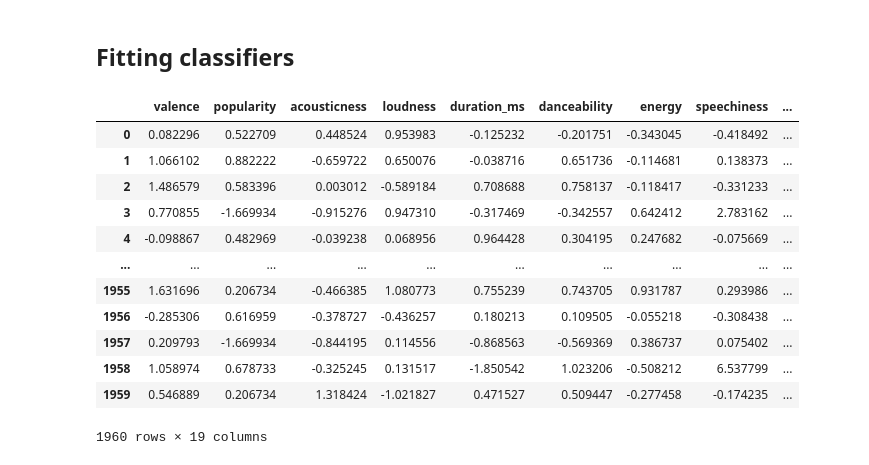
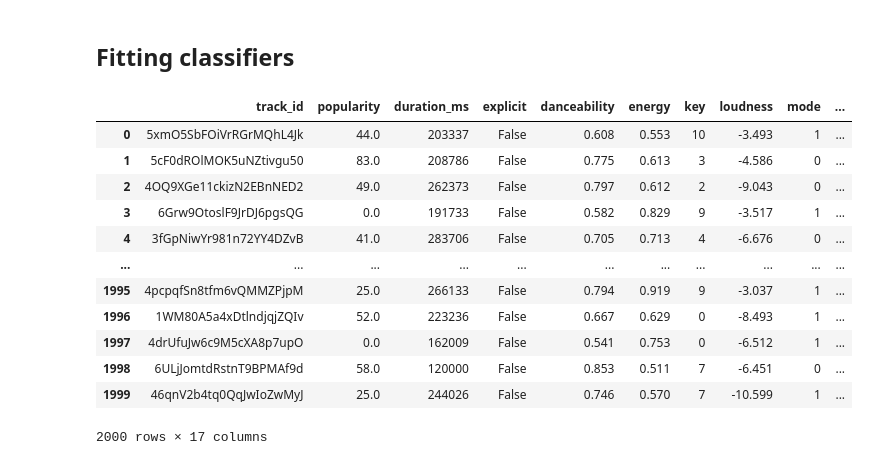
Before and after one commit to SamuelHellqvist/CS4168-DATA-MINING-UL----Project, a Jupyter notebook: classifiers.ipynb, the cells around one changed output. Drawn from its saved outputs; the diff is of its cells as text; code cells hidden in the pictures.

```diff
--- a/classifiers.ipynb
+++ b/classifiers.ipynb
@@ -34,20 +34,20 @@ import pickle
 import matplotlib.pyplot as plt
 %matplotlib inline
 # %%
-original_df = pd.read_csv('df_transformed.csv')
+original_df = pd.read_csv('tracks2026.csv')
 df = original_df.copy()
 df
 # %% [output]
-|  | valence | popularity | acousticness | loudness | duration_ms | danceability | energy | speechiness | ... |
-| 0 | 0.082296 | 0.522709 | 0.448524 | 0.953983 | -0.125232 | -0.201751 | -0.343045 | -0.418492 | ... |
-| 1 | 1.066102 | 0.882222 | -0.659722 | 0.650076 | -0.038716 | 0.651736 | -0.114681 | 0.138373 | ... |
-| 2 | 1.486579 | 0.583396 | 0.003012 | -0.589184 | 0.708688 | 0.758137 | -0.118417 | -0.331233 | ... |
-| 3 | 0.770855 | -1.669934 | -0.915276 | 0.947310 | -0.317469 | -0.342557 | 0.642412 | 2.783162 | ... |
-| 4 | -0.098867 | 0.482969 | -0.039238 | 0.068956 | 0.964428 | 0.304195 | 0.247682 | -0.075669 | ... |
-| ... | ... | ... | ... | ... | ... | ... | ... | ... | ... |
-| 1955 | 1.631696 | 0.206734 | -0.466385 | 1.080773 | 0.755239 | 0.743705 | 0.931787 | 0.293986 | ... |
-| 1956 | -0.285306 | 0.616959 | -0.378727 | -0.436257 | 0.180213 | 0.109505 | -0.055218 | -0.308438 | ... |
-| 1957 | 0.209793 | -1.669934 | -0.844195 | 0.114556 | -0.868563 | -0.569369 | 0.386737 | 0.075402 | ... |
-| 1958 | 1.058974 | 0.678733 | -0.325245 | 0.131517 | -1.850542 | 1.023206 | -0.508212 | 6.537799 | ... |
-| 1959 | 0.546889 | 0.206734 | 1.318424 | -1.021827 | 0.471527 | 0.509447 | -0.277458 | -0.174235 | ... |
+|  | track_id | popularity | duration_ms | explicit | danceability | energy | key | loudness | mode | ... |
+| 0 | 5xmO5SbFOiVrRGrMQhL4Jk | 44.0 | 203337 | False | 0.608 | 0.553 | 10 | -3.493 | 1 | ... |
+| 1 | 5cF0dROlMOK5uNZtivgu50 | 83.0 | 208786 | False | 0.775 | 0.613 | 3 | -4.586 | 0 | ... |
+| 2 | 4OQ9XGe11ckizN2EBnNED2 | 49.0 | 262373 | False | 0.797 | 0.612 | 2 | -9.043 | 0 | ... |
+| 3 | 6Grw9OtoslF9JrDJ6pgsQG | 0.0 | 191733 | False | 0.582 | 0.829 | 9 | -3.517 | 1 | ... |
+| 4 | 3fGpNiwYr981n72YY4DZvB | 41.0 | 283706 | False | 0.705 | 0.713 | 4 | -6.676 | 0 | ... |
+| ... | ... | ... | ... | ... | ... | ... | ... | ... | ... | ... |
+| 1995 | 4pcpqfSn8tfm6vQMMZPjpM | 25.0 | 266133 | False | 0.794 | 0.919 | 9 | -3.037 | 1 | ... |
+| 1996 | 1WM80A5a4xDtlndjqjZQIv | 52.0 | 223236 | False | 0.667 | 0.629 | 0 | -8.493 | 1 | ... |
+| 1997 | 4drUfuJw6c9M5cXA8p7upO | 0.0 | 162009 | False | 0.541 | 0.753 | 0 | -6.512 | 1 | ... |
+| 1998 | 6ULjJomtdRstnT9BPMAf9d | 58.0 | 120000 | False | 0.853 | 0.511 | 7 | -6.451 | 0 | ... |
+| 1999 | 46qnV2b4tq0QqJwIoZwMyJ | 25.0 | 244026 | False | 0.746 | 0.570 | 7 | -10.599 | 1 | ... |
-1960 rows × 19 columns
+2000 rows × 17 columns
```
Also changed, not shown: parts of 20 cells of this notebook.
